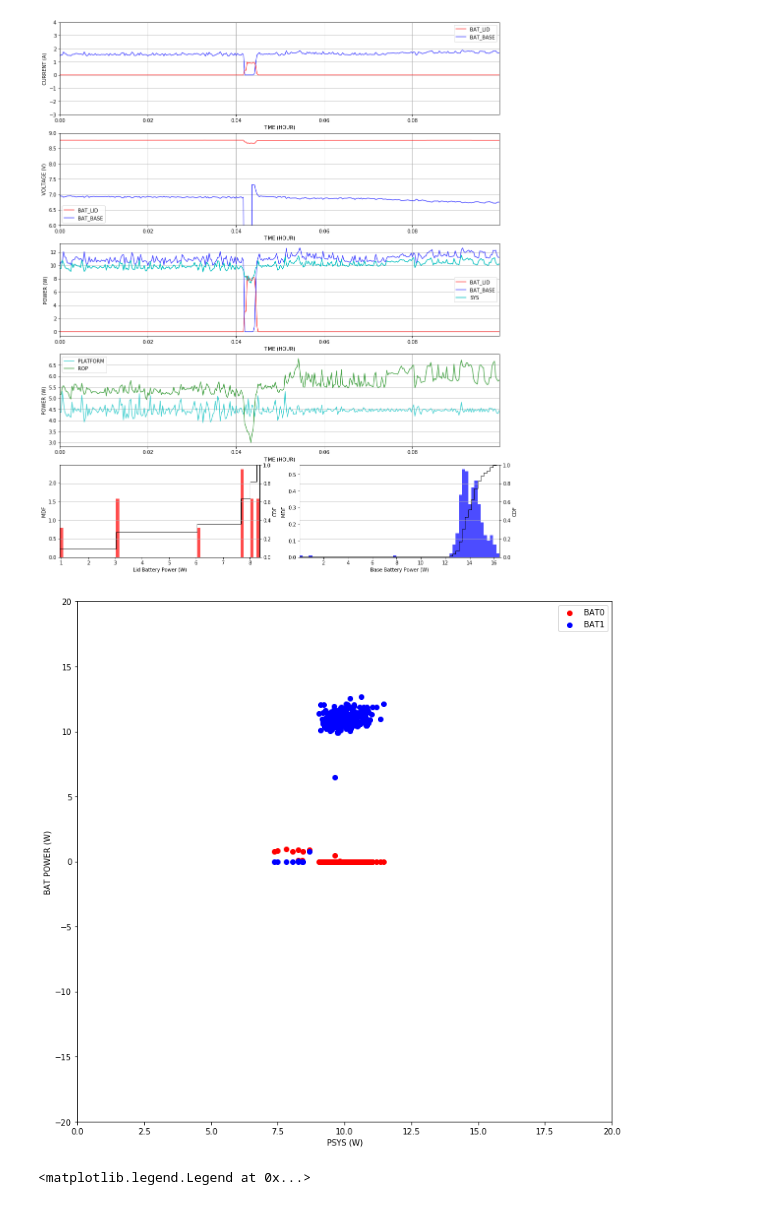
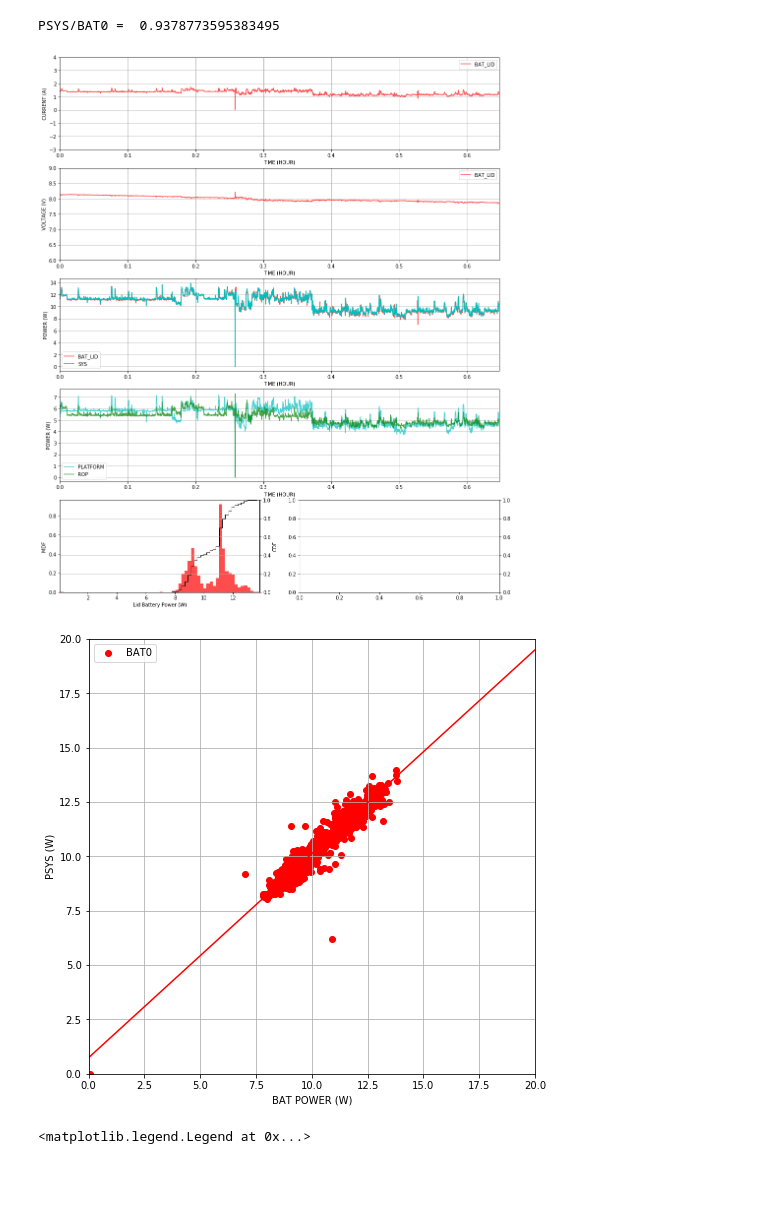
Before and after one commit to gocros/test, a Jupyter notebook: log/plot.ipynb, the cells around one changed output. Saved outputs shown, nothing was run; the diff lists cells and outputs as text; code cells hidden in the pictures; blank space fills up the shorter version.

```diff
--- a/log/plot.ipynb
+++ b/log/plot.ipynb
@@ -6,7 +6,7 @@ import matplotlib.pyplot as plt
 import matplotlib.gridspec as gridspec
 %matplotlib inline
 
-DUAL_BAT = True
+DUAL_BAT = False
 
 def uj2w(t,e):
     w = [(e[1]-e[0])/(t[1]-t[0])/1e6]
@@ -79,58 +79,65 @@ ax2.set_ylabel('POWER (W)')
 ax3.set_ylabel('POWER (W)')
 
 p0 = df["i0"]*df["v0"]/1e12
-p0 = p0[p0!=0]
+if np.mean(p0)!=0:
+    p0 = p0[p0!=0]
 
 if DUAL_BAT:
     p1 = df["i1"]*df["v1"]/1e12
-    p1 = p1[p1!=0]
+    if np.mean(p1)!=0:
+        p1 = p1[p1!=0]
 
 num_bins = 64
 
 ax90_1 = ax90.twinx()
 ax91_1 = ax91.twinx()
 
 ax90_1.grid(True)
 ax91_1.grid(True)
 
 # the histogram of the data
 n, bins, patches = ax90.hist(p0, num_bins, normed=1, facecolor='red', alpha=PLOT_ALPHA)
 ax90_1.hist(p0, bins=bins, normed=1, histtype='step', color='black', cumulative=True, label='CDF')
 ax90.set_ylabel('MDF')
 ax90_1.set_ylabel('CDF')
 ax90.set_xlabel('Lid Battery Power (W)')
 ax90.set_xlim([min(p0),max(p0)])
 ax90_1.set_ylim([0,1])
 
 if DUAL_BAT:
     n, bins, patches = ax91.hist(p1, num_bins, normed=1, facecolor='blue', alpha=PLOT_ALPHA)
     ax91_1.hist(p1, bins=bins, normed=1, histtype='step', color='black', cumulative=True, label='CDF')
     ax91.set_ylabel('MDF')
     ax91_1.set_ylabel('CDF')
     ax91.set_xlabel('Base Battery Power (W)')
     ax91.set_xlim([min(p1),max(p1)])
     ax91_1.set_ylim([0,1])
     ax.grid()
-    ;
+
+## PSYS versus BAT_POWER
+fig,ax=plt.subplots(1,1,figsize=(8,8))
+x = np.linspace(0,20,num=10)
+
+ax.scatter(p0,sys_w,color='r', label='BAT0')
+z0 = np.polyfit(p0,sys_w,1)
+y0 = np.poly1d(z0)
+print "PSYS/PBAT0 =", z0[0]
+ax.plot(x,y0(x),'r')
+
+if DUAL_BAT:
+    ax.scatter(p1,sys_w,color='b', label='BAT1')
+    y1 = np.polyfit(p1,sys_w,1)
+    ax.plot(x,y1(x),'r')
+
+ax.axis([0,20,0,20])
+ax.set_xlabel('BAT POWER (W)')
+ax.set_ylabel('PSYS (W)')
+ax.legend()
+ax.grid()
 # %% [output]
+PSYS/BAT0 =  0.9378773595383495
-[figure, old version]
+[figure, new version]
+[figure, added]
-# %%
-df = pd.read_csv('/tmp/mon.csv')
-
-cpu_w = uj2w(df['time'],df['cpu_uj'])
-sys_w = uj2w(df['time'],df['sys_uj'])*2
-
-fig,ax=plt.subplots(1,1,figsize=(12,12))
-p0 = df['i0']*df['i0']/1e12
-p1 = df['i1']*df['v1']/1e12
-ax.scatter(sys_w,p0,color='r', label='BAT0')
-ax.scatter(sys_w,p1,color='b', label='BAT1')
-ax.axis([0,20,-20,20])
-ax.set_ylabel('BAT POWER (W)')
-ax.legend()
-ax.set_xlabel('PSYS (W)');
-# %% [output]
-[figure, removed]
 # %%
 fig,ax=plt.subplots(figsize=(16,4))
 ax.plot(df["c0"], 'c', lw=4, label='Battery 0')
```
